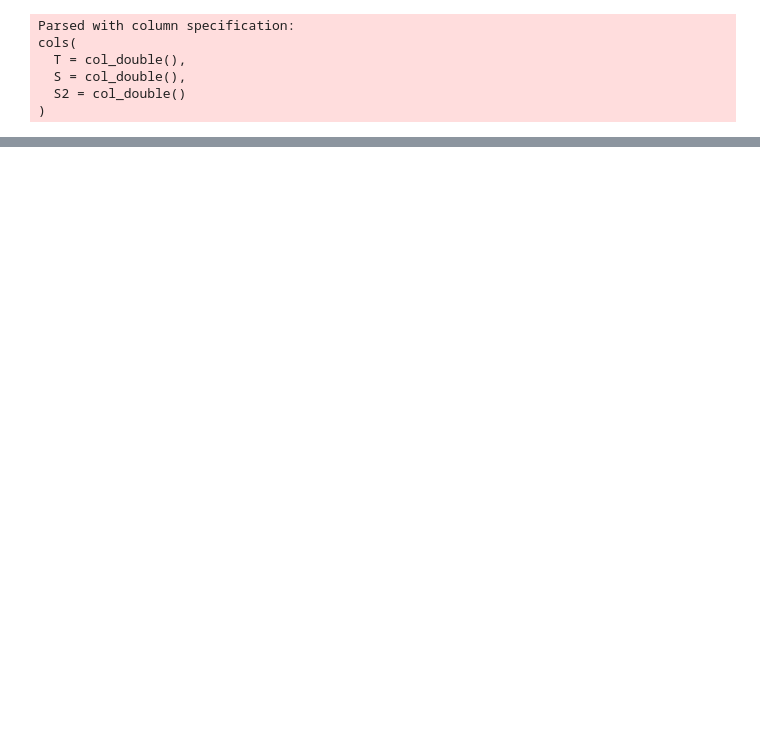
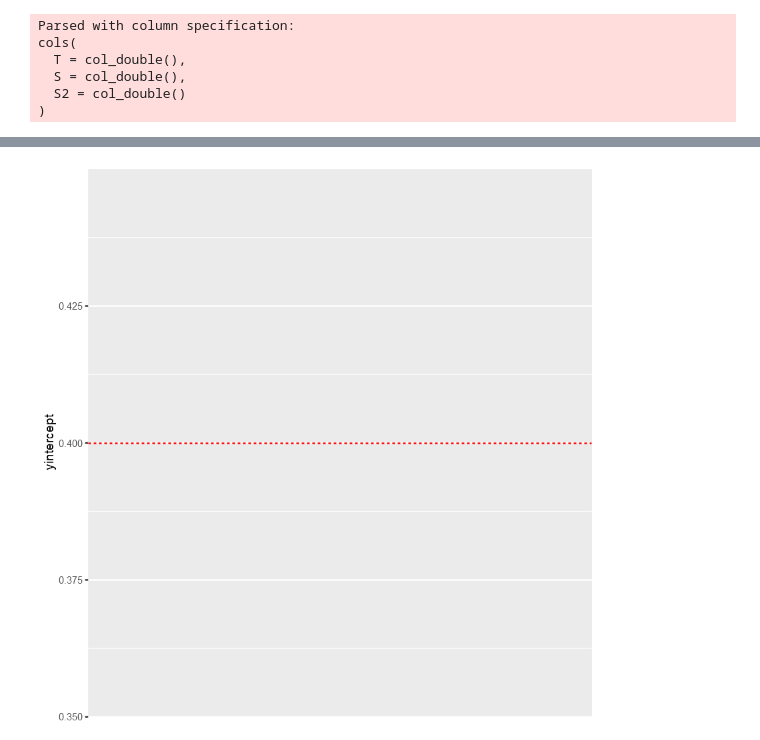
Before and after one commit to Squaess/StatisticalPhysics, a Jupyter notebook: nlc/v2/make_results.ipynb, the cells around one changed output, grey strips where cells are left out. Saved outputs shown, nothing was run; the diff lists cells and outputs as text; code cells hidden in the pictures; blank space fills up the shorter version.

```diff
--- a/nlc/v2/make_results.ipynb
+++ b/nlc/v2/make_results.ipynb
@@ -24,0 +33,4 @@ ggplot() + geom_point(data = data, aes(T, S), color="red") + geom_point(data = d
+# %%
+ggplot() + geom_hline(yintercept=0.4, linetype="dashed", color = "red")
+# %% [output]
+[figure, added]
```
Also changed, not shown: parts of 4 cells of this notebook, 4 other files.
